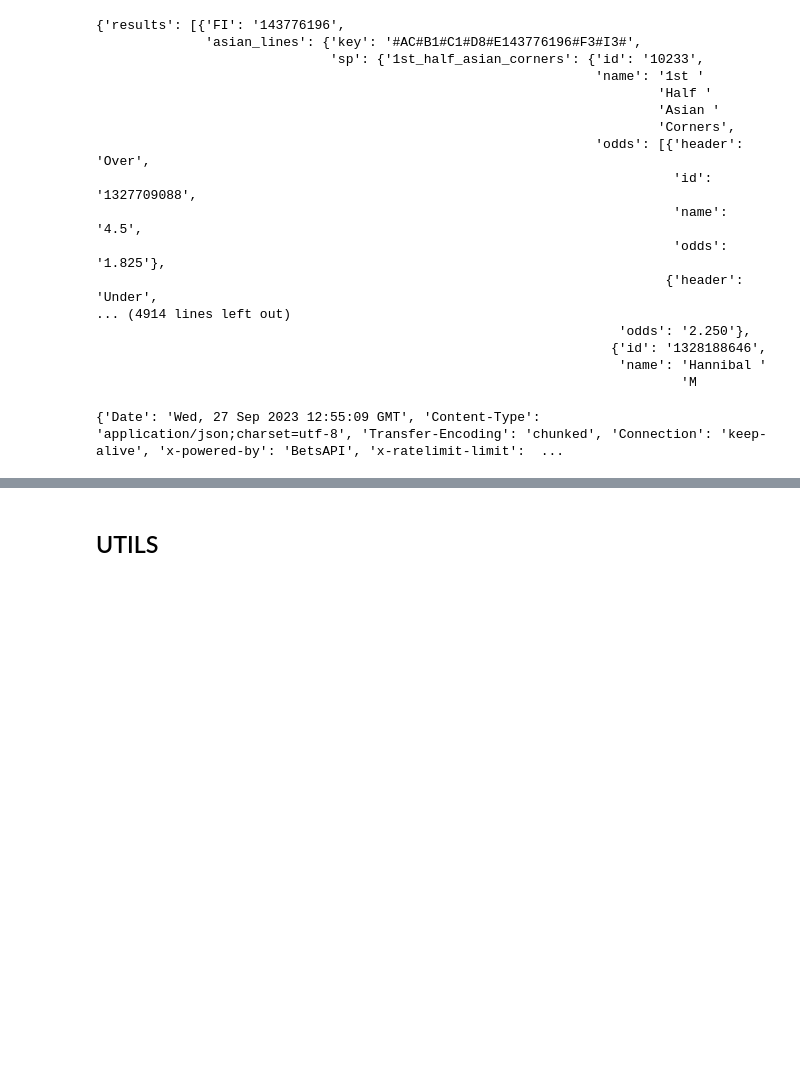
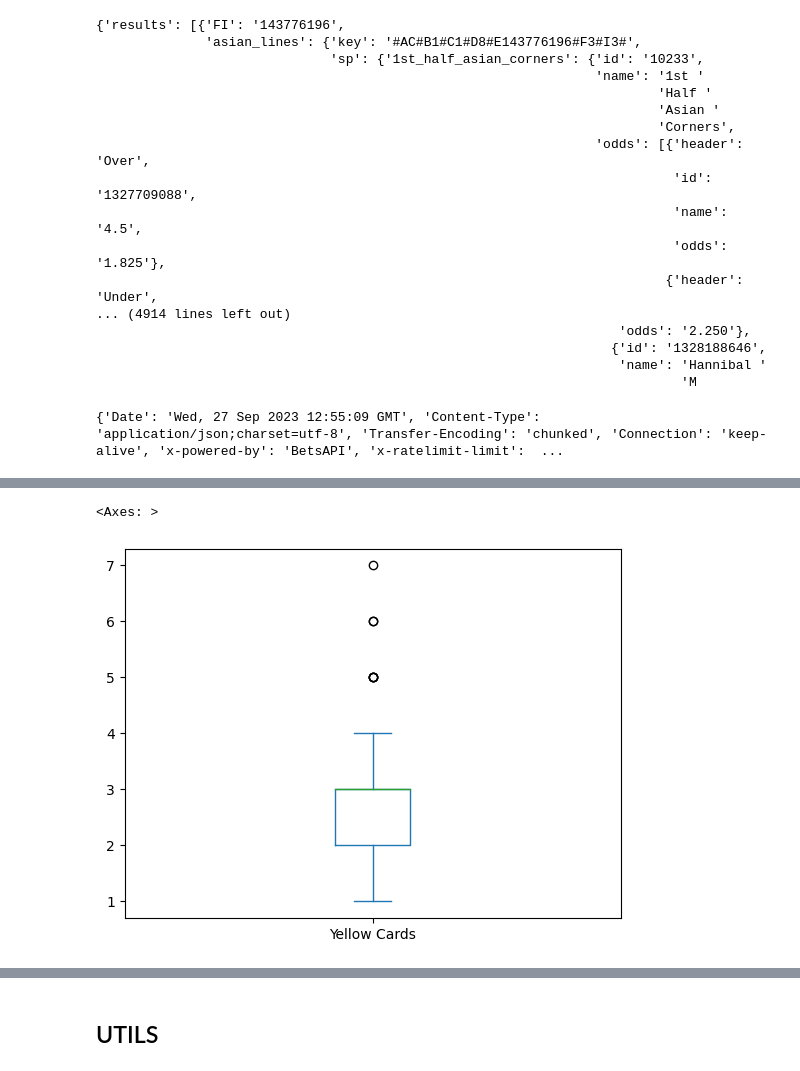
Before and after one commit to Ok3ks/Sports, a Jupyter notebook: football/punt.ipynb, the cells around one changed output, grey strips where cells are left out. Drawn from its saved outputs; the diff is of its cells as text; code cells hidden in the pictures; blank space fills up the shorter version.

```diff
--- a/football/punt.ipynb
+++ b/football/punt.ipynb
@@ -403,0 +542,6 @@ response.headers
+# %%
+with open('referee/referee_2023.json', 'r') as ins:
+    obj = json.load(ins)
+
+obtain_id = [key for key,value in obj.items() if value is not None]
+obtain_id = obtain_id[1:]
@@ -403,0 +596,3 @@ response.headers
+# %%
+ref = pd.DataFrame(obj.items(), columns=['fixtures', 'referee'])
+ref
@@ -403,0 +613,4 @@ response.headers
+# %%
+df= pd.DataFrame(temp_result)
+df= df.merge(ref, on= ['fixtures'], how= 'left')
+df['Ball Possession'] = df['Ball Possession'].map(lambda x:int(x.split('%')[0]))
@@ -403,0 +640,6 @@ response.headers
+# %%
+
+df[df['Ball Possession'] > 40].sort_values(by='Yellow Cards')['Yellow Cards'].plot(kind = 'box')
+# %% [output]
+<Axes: >
+[figure, added]
```
Also changed, not shown: parts of 31 cells of this notebook, 9 other files.
